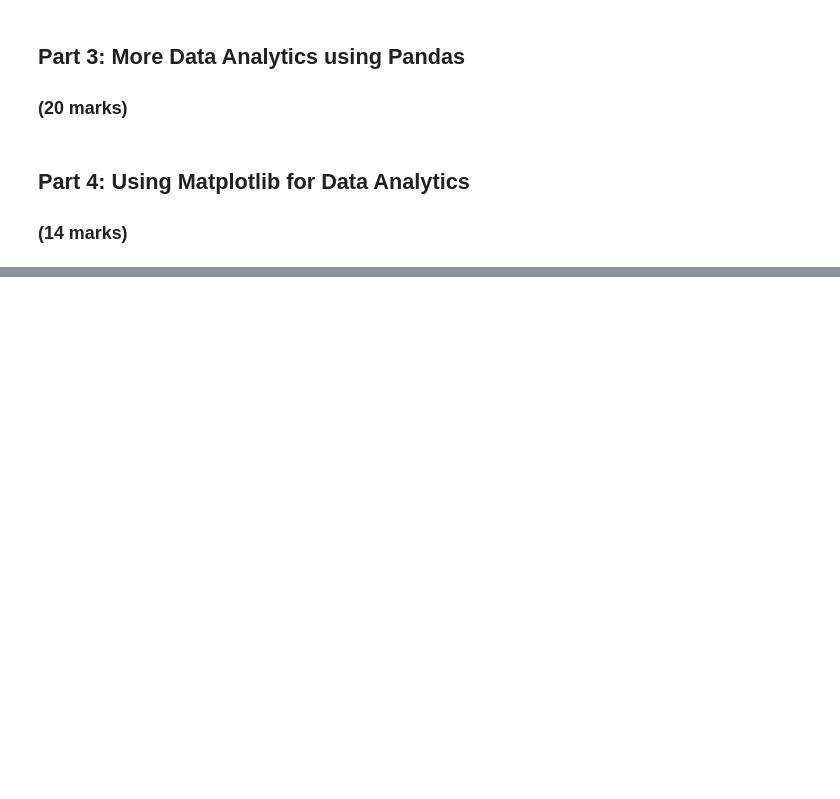
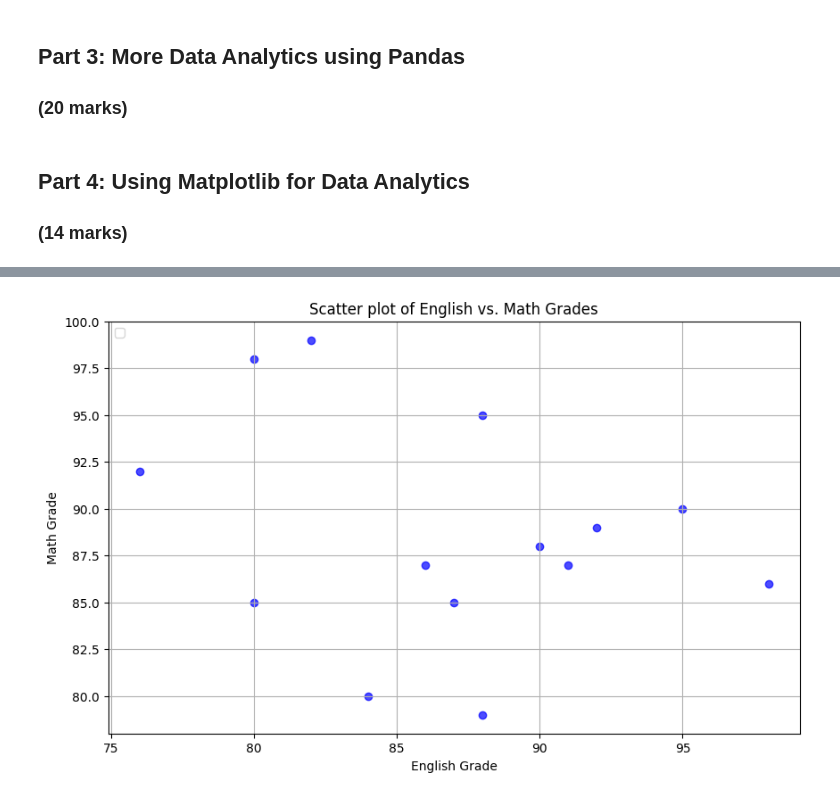
Before and after one commit to KushalDoshi17/engg680_2024_fall, a Jupyter notebook: Lab_Assignment1/StudentGradeManagementSystem.ipynb, the cells around one changed output, grey strips where cells are left out. Saved outputs shown, nothing was run; the diff lists cells and outputs as text; code cells hidden in the pictures; blank space fills up the shorter version.

```diff
--- a/Lab_Assignment1/StudentGradeManagementSystem.ipynb
+++ b/Lab_Assignment1/StudentGradeManagementSystem.ipynb
@@ -378,18 +384,22 @@ plt.show()
 # Let's also use matplotlib to display a scatter plot of English vs. Math grades
 # Scatter plots are useful for seeing the relationship between two variables
 plt.figure(figsize=(10, 6))
-
+plt.scatter(df_studentGrades['englishGrade'], df_studentGrades['mathGrade'], alpha=0.7, color='blue')
 # Step 1: Use .scatter(x_data, y_data) to create a scatter plot using the English grades on the x-axis, and Math grades on the y-axis
 # (2 mark)
-#
+plt.xlabel('English Grade')
+plt.ylabel('Math Grade')
+plt.title('English vs. Math Grades')
 
 # Step 1: Properly label the x and y axes as well as the title of your plot.
 # (3 marks)
-#
+plt.title('Scatter plot of English vs. Math Grades')
+plt.legend(loc='upper left')
 plt.grid(True)
 
 # Step 2: Output an image file for the scatter plot with a descriptive file name
 # (1 mark)
-#
+plt.savefig('english_vs_math_grades.png')
 
 plt.show()
+# %% [output]
@@ -396,3 +407,4 @@ plt.show()
+[figure, added]
 # %%
 # From the scatter plot, is there a relationship between the Math and English grades?
 # (1 mark)
```
Also changed, not shown: parts of 9 cells of this notebook.
